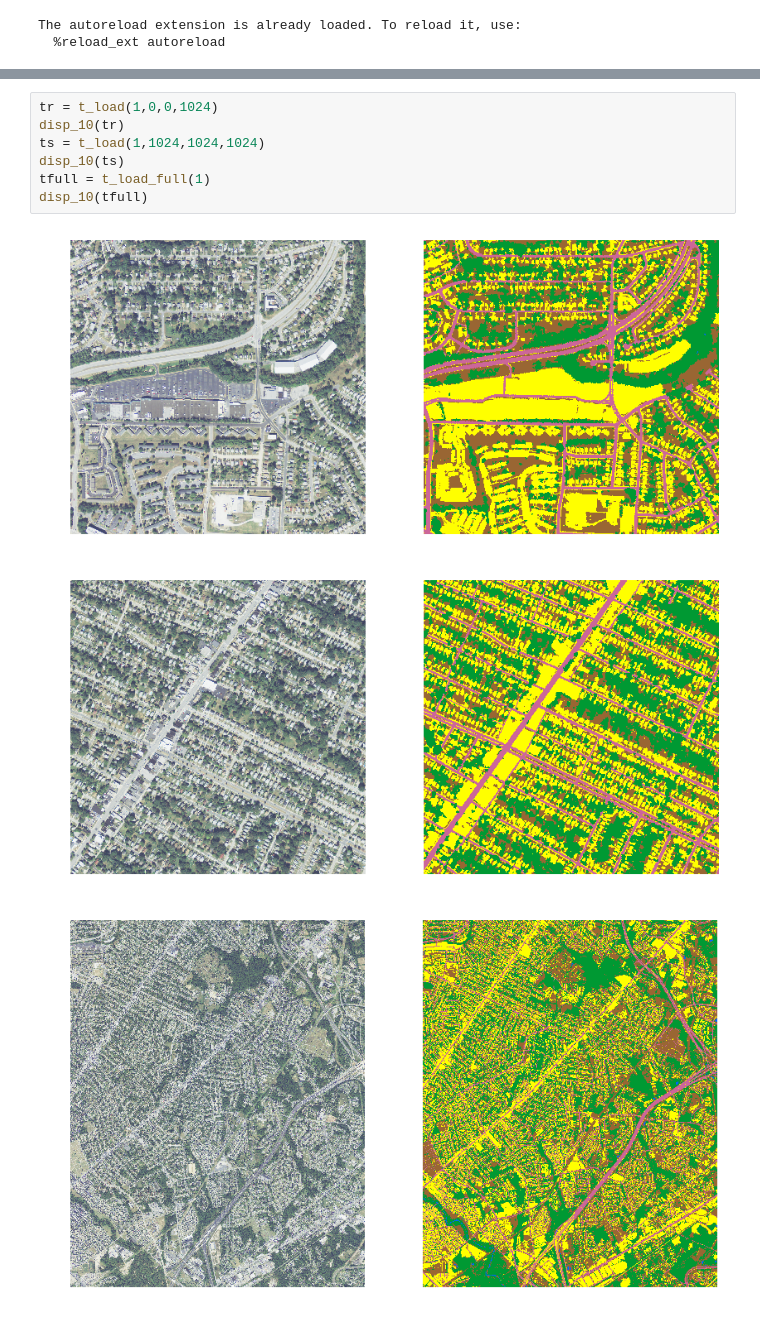
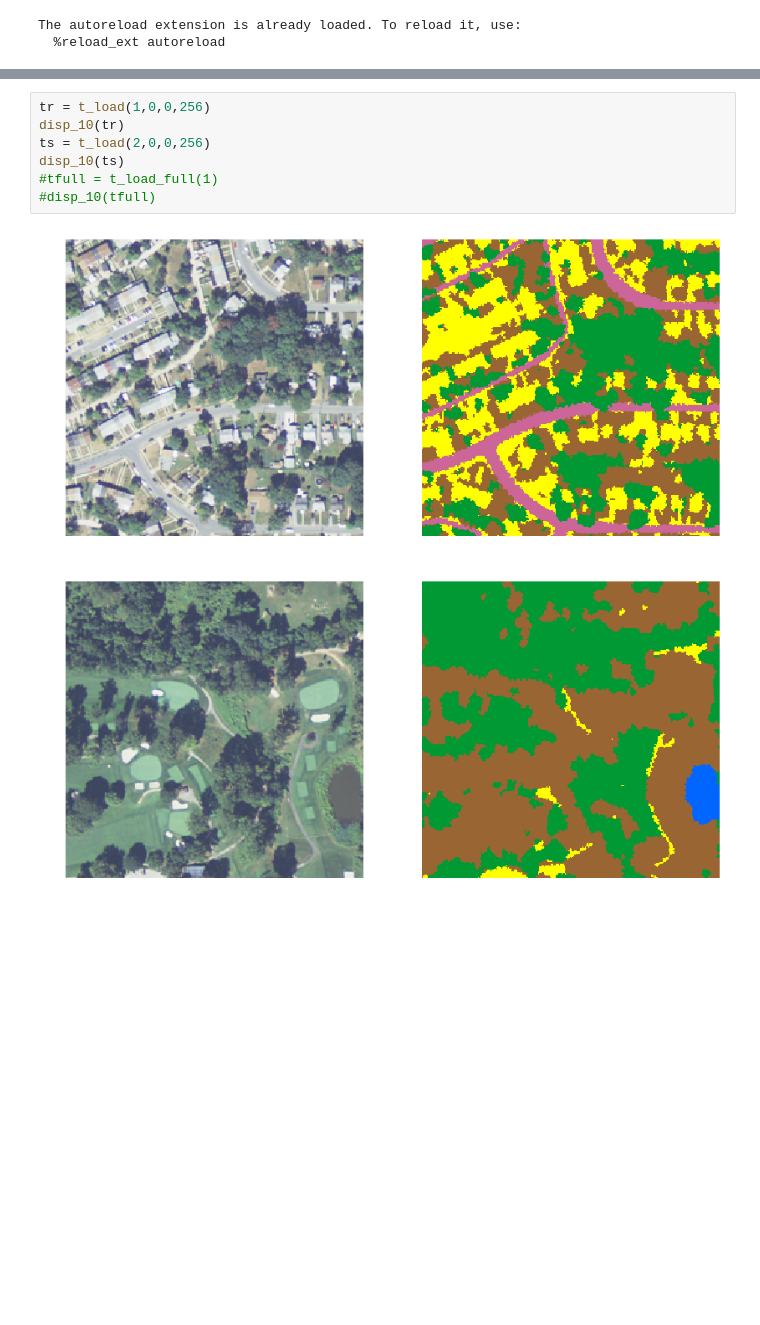
Before and after one commit to t-autran/epitome-pytorch, a Jupyter notebook: Epitome Pytorch.ipynb, the cells around one changed output, grey strips where cells are left out. Saved outputs shown, nothing was run; the diff lists cells and outputs as text; blank space fills up the shorter version.

```diff
--- a/Epitome Pytorch.ipynb
+++ b/Epitome Pytorch.ipynb
@@ -245,16 +301,15 @@ def reconstruct(x,K,e,ev,emod,SPC):
     print('')
     return z
 # %%
-tr = t_load(1,0,0,1024)
+tr = t_load(1,0,0,256)
 disp_10(tr)
-ts = t_load(1,1024,1024,1024)
+ts = t_load(2,0,0,256)
 disp_10(ts)
-tfull = t_load_full(1)
-disp_10(tfull)
+#tfull = t_load_full(1)
+#disp_10(tfull)
 # %% [output]
-[figure, old version]
+[figure, new version]
-[figure, old version]
+[figure, new version]
-[figure, removed]
 # %%
 #cProfile.run('e,ev,p,etr=epitome(trIMtorch,9,256,40000,10,[.125,.25,.5,1])',sort='cumtime')
 cProfile.run('e,ev,p=epitome(tr,8,128,50000,10,[.125,.25,.5,1])',sort='cumtime')
```
Also changed, not shown: parts of 14 cells of this notebook.
